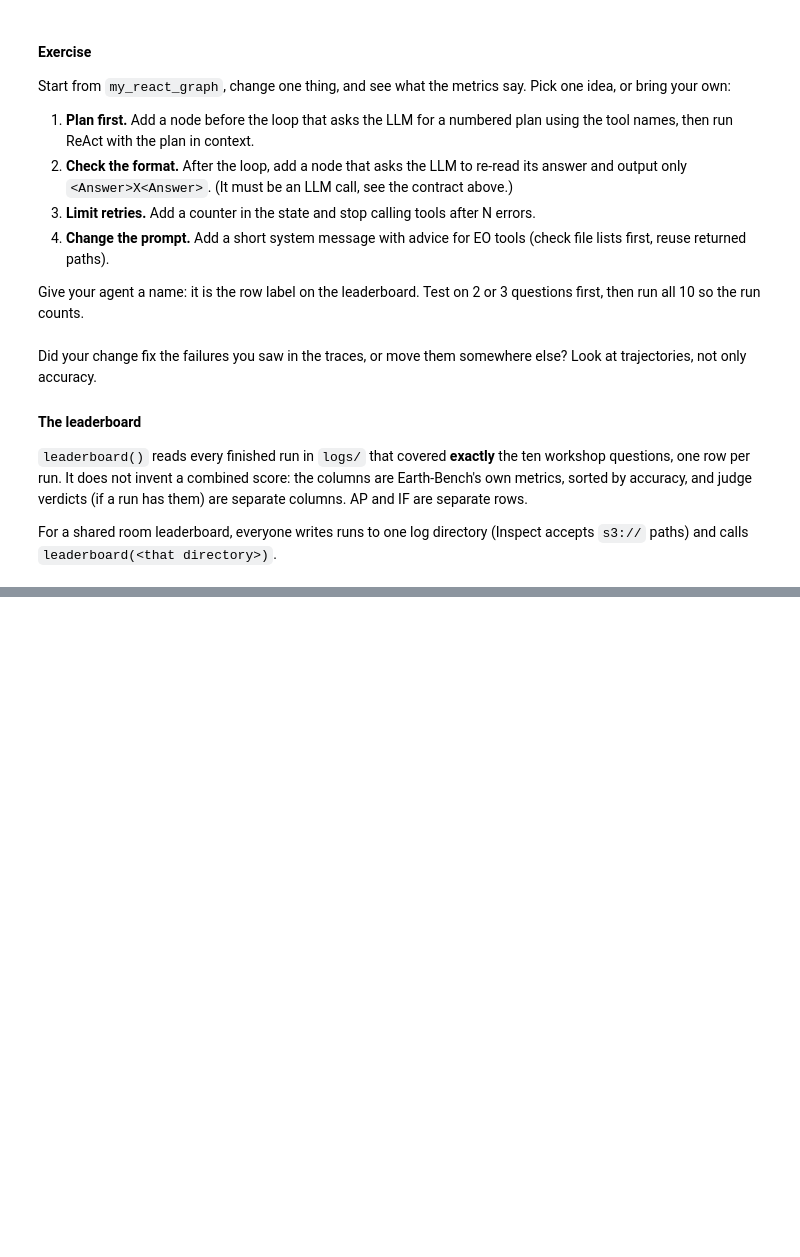
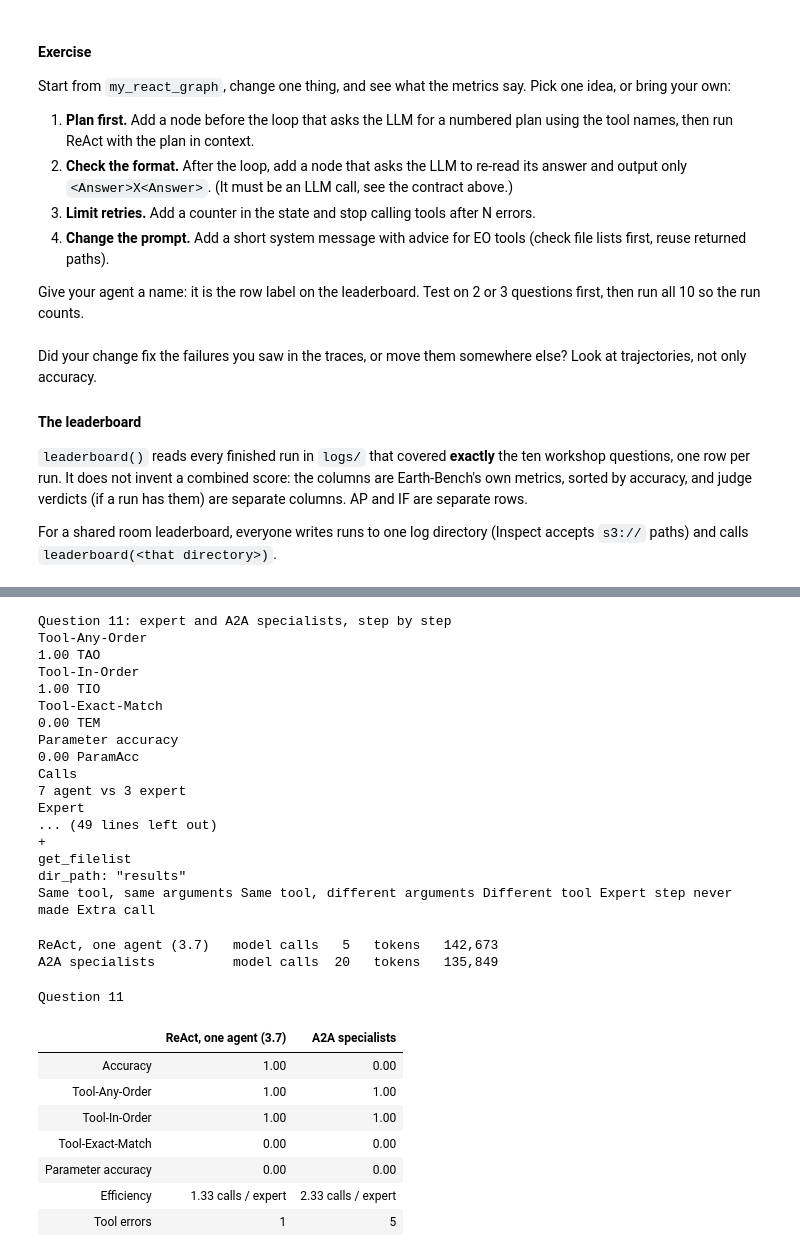
Before and after one commit to eve-esa/agents-evals, a Jupyter notebook: sagemaker/eval_agents_handson.ipynb, the cells around one changed output, grey strips where cells are left out. Drawn from its saved outputs; the diff is of its cells as text; code cells hidden in the pictures; blank space fills up the shorter version.

```diff
--- a/sagemaker/eval_agents_handson.ipynb
+++ b/sagemaker/eval_agents_handson.ipynb
@@ -865,0 +1189,11 @@ leaderboard("logs")
+# %%
+from agentic_evals.agents.specialists import langgraph_specialists
+
+multi = run(
+    langgraph_specialists(name="a2a_specialists", orchestrator_tools=ORCHESTRATOR_TOOLS),
+    model=MODEL,
+    questions=[11],
+    log_dir="logs/specialists",
+    max_samples=1,
+)
+print("status:", multi.status)
@@ -865,0 +1238,50 @@ leaderboard("logs")
+# %%
+from inspect_ai.log import list_eval_logs, read_eval_log
+from workshop import compare_html, sample_calls, scores_side_by_side
+
+display(HTML(compare_html(sample_calls(multi.samples[0]), ap[11].metadata["gold_tool_calls"], "Question 11: expert and A2A specialists, step by step")))
+
+
+def cost(log):
+    sample = log.samples[0]
+    usage = sum((u.total_tokens for u in log.stats.model_usage.values()), 0)
+    return sum(1 for e in sample.events if e.event == "model"), usage
+
+
+single = one if "one" in globals() else read_eval_log(list_eval_logs("logs/one")[0])   # the run of section 3.7
+runs = {}
+for label, log in (("ReAct, one agent (3.7)", single), ("A2A specialists", multi)):
+    row = results_df(log).loc[11].to_dict()
+    calls, tokens = cost(log)
+    runs[label] = row
+    print(f"{label:<24} model calls {calls:>3}   tokens {tokens:>9,}")
+display(HTML(scores_side_by_side(runs, "Question 11")))
+# %% [output]
+Question 11: expert and A2A specialists, step by step
+Tool-Any-Order
+1.00 TAO
+Tool-In-Order
+1.00 TIO
+Tool-Exact-Match
+0.00 TEM
+Parameter accuracy
+0.00 ParamAcc
+Calls
+7 agent vs 3 expert
+Expert
+... (49 lines left out)
++
+get_filelist
+dir_path: "results"
+Same tool, same arguments Same tool, different arguments Different tool Expert step never made Extra call
+ReAct, one agent (3.7)   model calls   5   tokens   142,673
+A2A specialists          model calls  20   tokens   135,849
+Question 11
+|  | ReAct, one agent (3.7) | A2A specialists |
+| Accuracy | 1.00 | 0.00 |
+| Tool-Any-Order | 1.00 | 1.00 |
+| Tool-In-Order | 1.00 | 1.00 |
+| Tool-Exact-Match | 0.00 | 0.00 |
+| Parameter accuracy | 0.00 | 0.00 |
+| Efficiency | 1.33 calls / expert | 2.33 calls / expert |
+| Tool errors | 1 | 5 |
```
Also changed, not shown: parts of 18 cells of this notebook, 2 other files.
